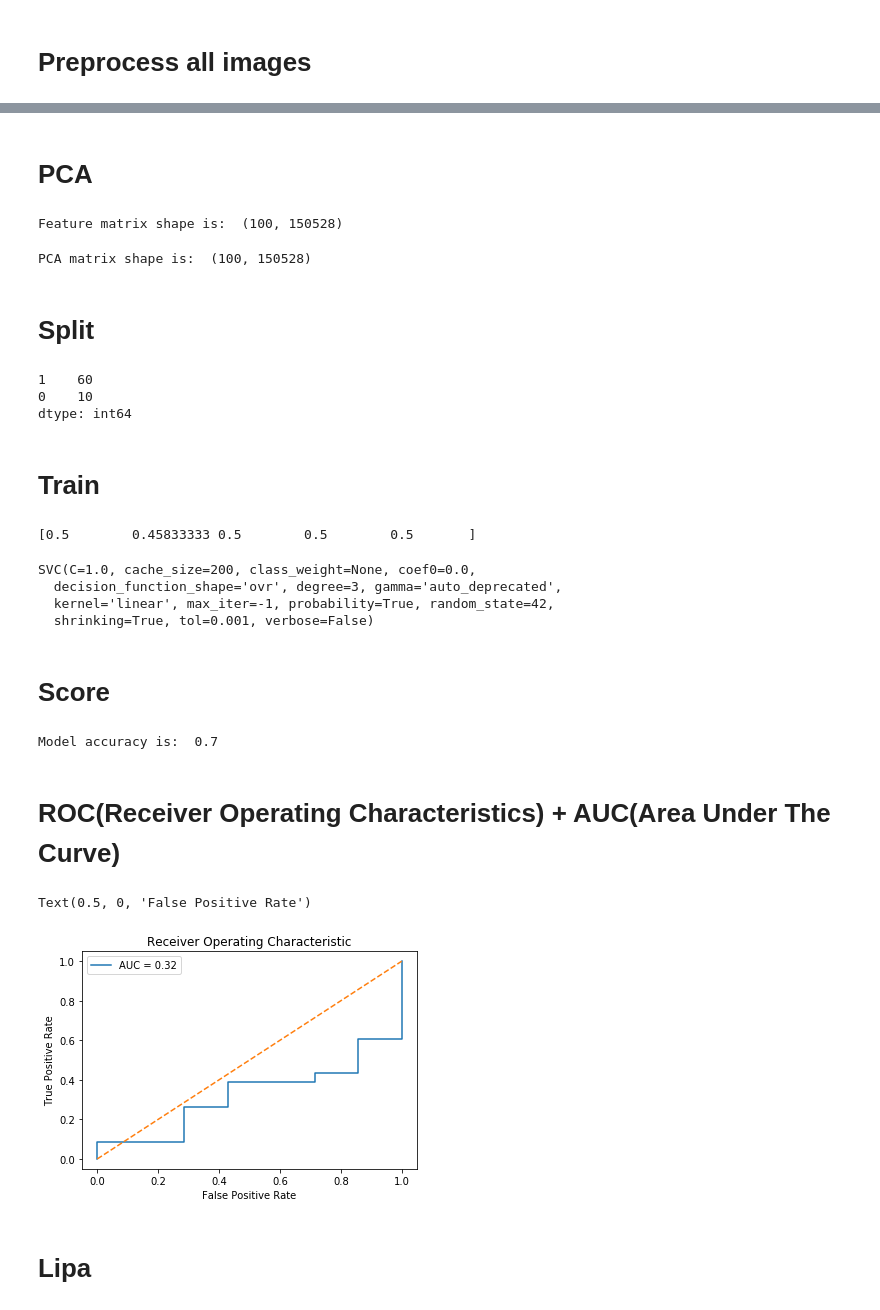
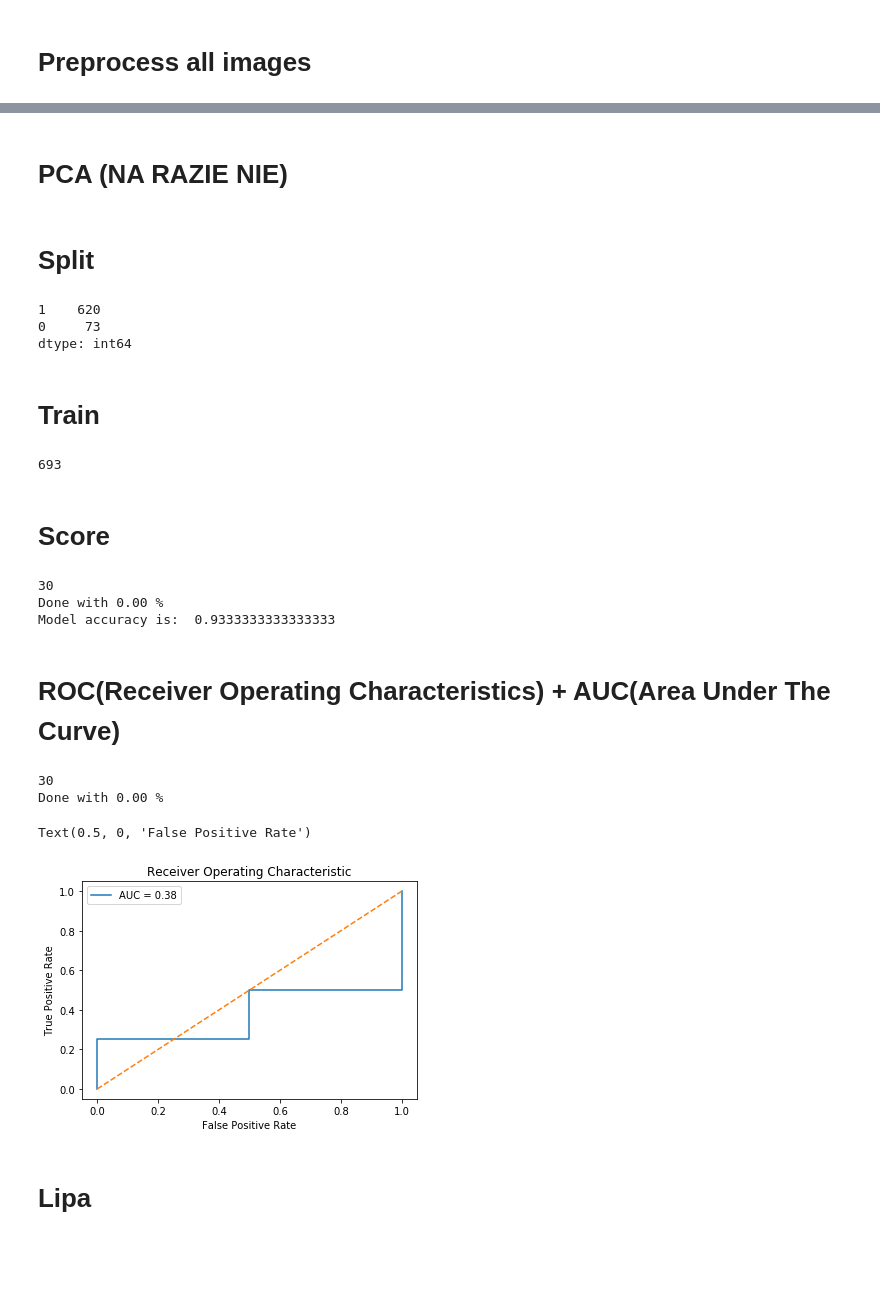
Before and after one commit to Torak28/Image-manipulation-detection, a Jupyter notebook: SVM.ipynb, the cells around one changed output, grey strips where cells are left out. Drawn from its saved outputs; the diff is of its cells as text; code cells hidden in the pictures; blank space fills up the shorter version.

```diff
--- a/SVM.ipynb
+++ b/SVM.ipynb
@@ -117,7 +119,8 @@ def get_image(path):
     img = np.array(img)
     return img
 
-def create_features(img):
+def create_features(path):
+    img = get_image(path)
     c_f = img.flatten()
     g_i = rgb2grey(img)
     h_f = hog(img, block_norm='L2-Hys', pixels_per_cell=(16, 16))
@@ -130,7 +133,7 @@ img = get_image(org_row)
 plt.imshow(img, cmap='gray')
 plt.show()
 
-org_features = create_features(img)
+org_features = create_features(org_row)
 print(org_features)
 
 ps_row = labels[labels.value == 1].path[1]
@@ -138,6 +141,6 @@ img = get_image(ps_row)
 plt.imshow(img, cmap='gray')
 plt.show()
 
-ps_features = create_features(img)
+ps_features = create_features(ps_row)
 print(ps_features)
 # %% [output]
@@ -168,7 +171,8 @@ def get_image(path):
     img = np.array(img)
     return img
 
-def create_features(img):
+def create_features(path):
+    img = get_image(path)
     c_f = img.flatten()
     g_i = rgb2grey(img)
     h_f = hog(img, block_norm='L2-Hys', pixels_per_cell=(16, 16))
@@ -177,18 +181,23 @@ def create_features(img):
     return flat_features
 
 def create_feature_matrix(label_dataframe):
+    print(f'{len(label_dataframe)}')
     features_list = []
+    how_many = 0
 
-    for img_id in label_dataframe.path[::1000]:
-        img = get_image(img_id)
-        image_features = create_features(img)
+    for img_id in label_dataframe.path:
+        out = how_many / len(label_dataframe.path) * 100
+        how_many += 1
+        image_features = create_features(img_id)
         features_list.append(image_features)
 
     feature_matrix = np.array(features_list)
     return feature_matrix
 
-labels = pd.read_csv('data.csv')
+dataName = 'data.csv' if os.name != 'nt' else 'dataWin.csv'
+
+labels = pd.read_csv(dataName)
 labels.head()
-feature_matrix = create_feature_matrix(labels)
-print('Done')
+# feature_matrix = create_feature_matrix(labels)
+# print('Done')
 # %% [output]
@@ -196,23 +210,20 @@ Done
 # %% [markdown]
-# PCA
+# PCA (NA RAZIE NIE)
 # %%
-print('Feature matrix shape is: ', feature_matrix.shape)
+# print('Feature matrix shape is: ', feature_matrix.shape)
 
-ss = StandardScaler()
-stand = ss.fit_transform(feature_matrix)
+# ss = StandardScaler()
+# stand = ss.fit_transform(feature_matrix)
 
-pca = PCA(n_components=500)
-pca = ss.fit_transform(stand)
+# pca = PCA(n_components=500)
+# pca = ss.fit_transform(stand)
 
-print('PCA matrix shape is: ', pca.shape)
+# print('PCA matrix shape is: ', pca.shape)
-# %% [output]
-Feature matrix shape is:  (100, 150528)
-PCA matrix shape is:  (100, 150528)
 # %% [markdown]
 # Split
 # %%
-X = pd.DataFrame(pca)
-y = pd.Series(labels.value.values[::1000])
+X = pd.DataFrame(labels.path[::100])
+y = pd.Series(labels.value[::100].values)
 X_train, X_test, y_train, y_test = train_test_split(X,
                                                     y,
                                                     test_size=.3,
@@ -220,8 +231,8 @@ X_train, X_test, y_train, y_test = train_test_split(X,
 
 pd.Series(y_train).value_counts()
 # %% [output]
-1    60
-0    10
+1    620
+0     73
 dtype: int64
 # %% [markdown]
 # Train
@@ -229,56 +240,55 @@ dtype: int64
 from sklearn.model_selection import cross_val_score
 
 svm = SVC(kernel='linear', probability=True, random_state=42)
-score = cross_val_score(svm, X_train, y_train, scoring='recall_macro', cv=5)
-
-print(score)
+# score = cross_val_score(svm, X_train, y_train, scoring='recall_macro', cv=5)
+# print(score)
 
 # fit model
-svm.fit(X_train, y_train)
+svm.fit(create_feature_matrix(X_train), y_train)
 # %% [output]
-[0.5        0.45833333 0.5        0.5        0.5       ]
+693
-SVC(C=1.0, cache_size=200, class_weight=None, coef0=0.0,
-  decision_function_shape='ovr', degree=3, gamma='auto_deprecated',
-  kernel='linear', max_iter=-1, probability=True, random_state=42,
-  shrinking=True, tol=0.001, verbose=False)
 # %% [markdown]
 # Score
 # %%
 # generate predictions
-y_pred = svm.predict(X_test)
+y_pred = svm.predict(create_feature_matrix(X_test))
 
 # calculate accuracy
 accuracy = accuracy_score(y_test, y_pred)
 print('Model accuracy is: ', accuracy)
 # %% [output]
-Model accuracy is:  0.7
+30
+Done with 0.00 %
+Model accuracy is:  0.9333333333333333
 # %% [markdown]
 # ROC(Receiver Operating Characteristics) + AUC(Area Under The Curve)
 # %%
 # predict probabilities for X_test using predict_proba
-probabilities = svm.predict_proba(X_test)
+probabilities = svm.predict_proba(create_feature_matrix(X_test))
 
 # select the probabilities for label 1.0
 y_proba = probabilities[:, 1]
 
 # calculate false positive rate and true positive rate at different thresholds
 false_positive_rate, true_positive_rate, thresholds = roc_curve(y_test, y_proba, pos_label=1)
 
 # calculate AUC
 roc_auc = auc(false_positive_rate, true_positive_rate)
 
 plt.title('Receiver Operating Characteristic')
 # plot the false positive rate on the x axis and the true positive rate on the y axis
 roc_plot = plt.plot(false_positive_rate,
                     true_positive_rate,
                     label='AUC = {:0.2f}'.format(roc_auc))
 
 plt.legend(loc=0)
 plt.plot([0,1], [0,1], ls='--')
 plt.ylabel('True Positive Rate')
 plt.xlabel('False Positive Rate')
 # %% [output]
-Text(0.5, 0, 'False Positive Rate')
+30
+Done with 0.00 %
+Text(0.5, 0, 'False Positive Rate')
-[figure, old version]
+[figure, new version]
 # %% [markdown]
 # Lipa
```
Also changed, not shown: parts of 8 cells of this notebook.
